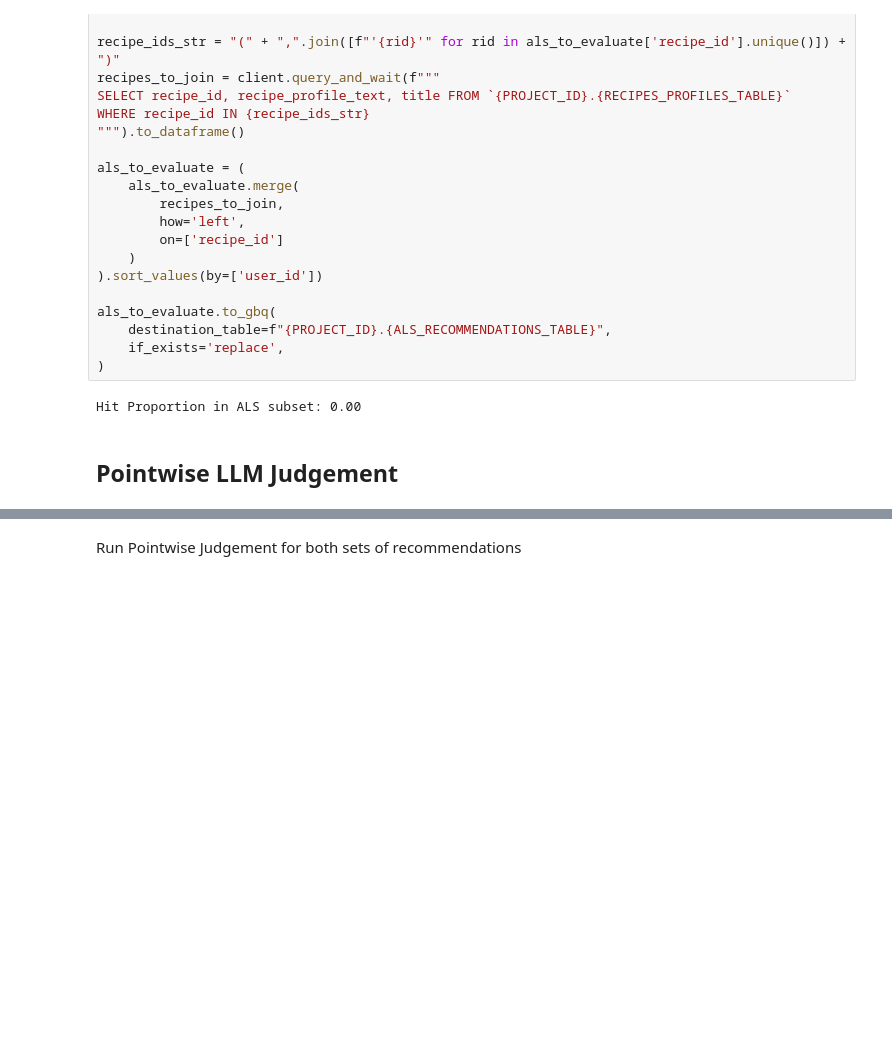
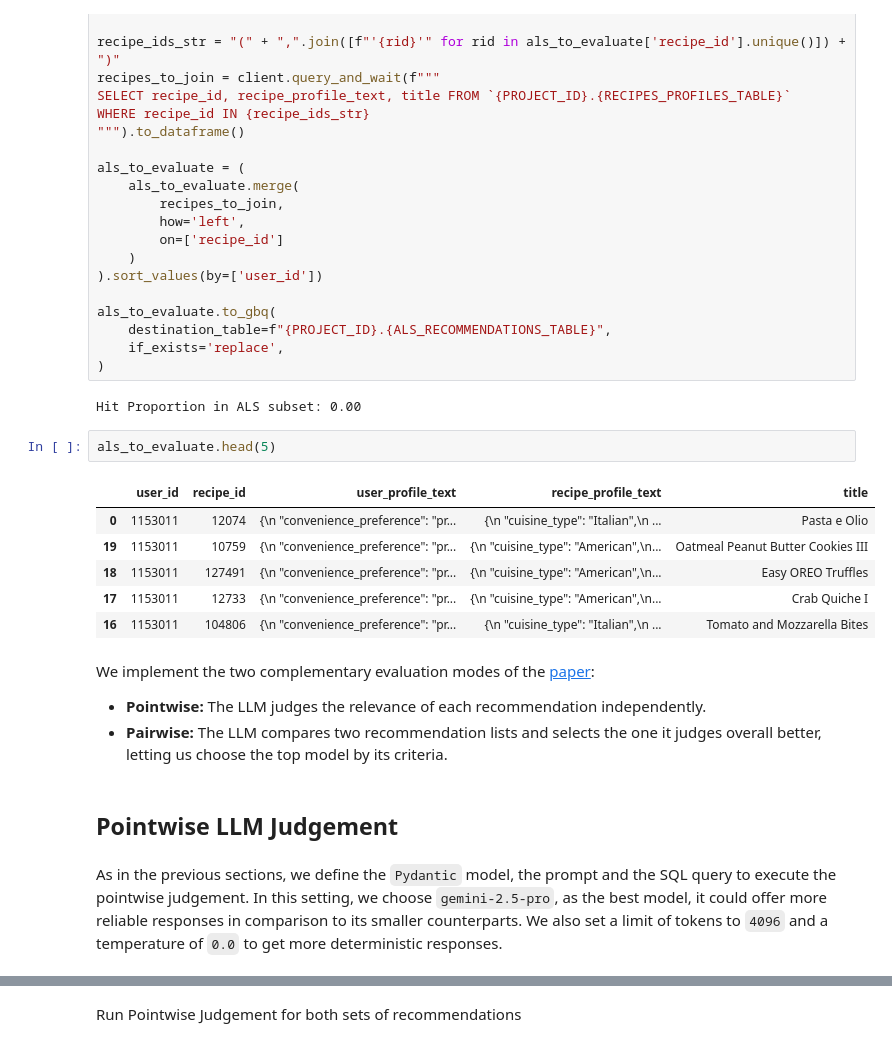
Before and after one commit to jeremy-jmc/kaggle-bigquery-hackaton-2025, a Jupyter notebook: deliverable.ipynb, the cells around one changed output, grey strips where cells are left out. Saved outputs shown, nothing was run; the diff lists cells and outputs as text; blank space fills up the shorter version.

```diff
--- a/deliverable.ipynb
+++ b/deliverable.ipynb
@@ -1176,8 +1197,23 @@ als_to_evaluate.to_gbq(
 )
 # %% [output]
 Hit Proportion in ALS subset: 0.00
+# %%
+als_to_evaluate.head(5)
+# %% [output]
+|  | user_id | recipe_id | user_profile_text | recipe_profile_text | title |
+| 0 | 1153011 | 12074 | {\n "convenience_preference": "pr... | {\n "cuisine_type": "Italian",\n ... | Pasta e Olio |
+| 19 | 1153011 | 10759 | {\n "convenience_preference": "pr... | {\n "cuisine_type": "American",\n... | Oatmeal Peanut Butter Cookies III |
+| 18 | 1153011 | 127491 | {\n "convenience_preference": "pr... | {\n "cuisine_type": "American",\n... | Easy OREO Truffles |
+| 17 | 1153011 | 12733 | {\n "convenience_preference": "pr... | {\n "cuisine_type": "American",\n... | Crab Quiche I |
+| 16 | 1153011 | 104806 | {\n "convenience_preference": "pr... | {\n "cuisine_type": "Italian",\n ... | Tomato and Mozzarella Bites |
+# %% [markdown]
+We implement the two complementary evaluation modes of the [paper](https://dl.acm.org/doi/pdf/10.1145/3705328.3759305):
+- **Pointwise:** The LLM judges the relevance of each recommendation independently.
+- **Pairwise:** The LLM compares two recommendation lists and selects the one it judges overall better, letting us choose the top model by its criteria.
 # %% [markdown]
 ## Pointwise LLM Judgement
+# %% [markdown]
+As in the previous sections, we define the `Pydantic` model, the prompt and the SQL query to execute the pointwise judgement. In this setting, we choose `gemini-2.5-pro`, as the best model, it could offer more reliable responses in comparison to its smaller counterparts. We also set a limit of tokens to `4096` and a temperature of `0.0` to get more deterministic responses.
 # %%
 class PointwiseJudgement(BaseModel):
     would_like: bool = Field(description="True if the user would likely enjoy the recipe, False otherwise")
```
Also changed, not shown: parts of 44 cells of this notebook.
